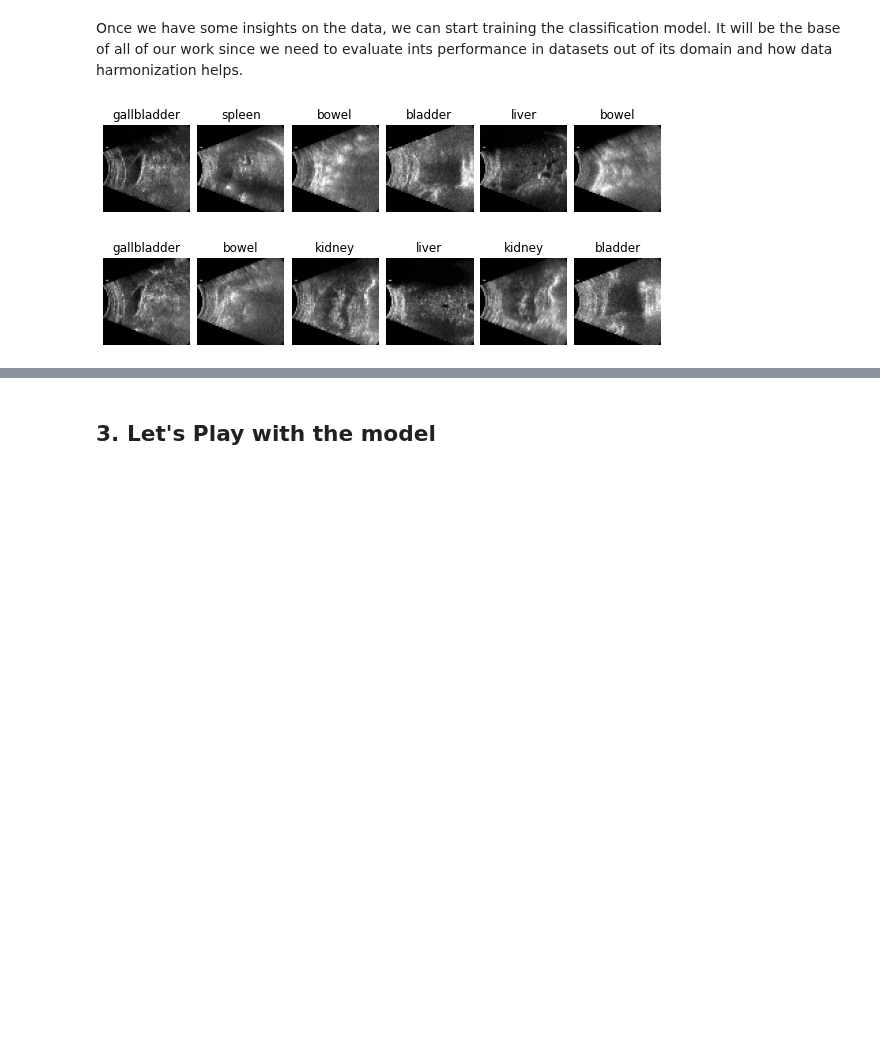
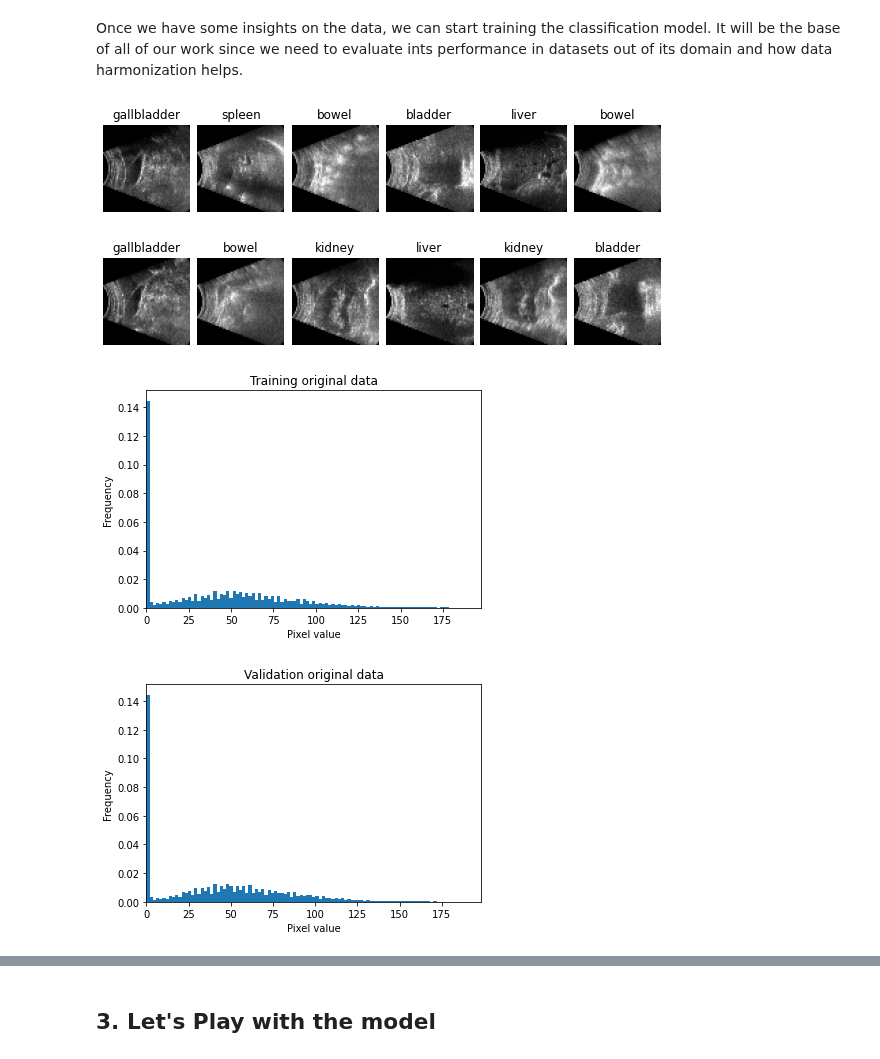
Before and after one commit to Juanki0396/TFG, a Jupyter notebook: IA_Ultrasounds.ipynb, the cells around one changed output, grey strips where cells are left out. Saved outputs shown, nothing was run; the diff lists cells and outputs as text; code cells hidden in the pictures; blank space fills up the shorter version.

```diff
--- a/IA_Ultrasounds.ipynb
+++ b/IA_Ultrasounds.ipynb
@@ -46,14 +46,17 @@ hist = obtain_histogram(data, sample_size=40, title="USnotAI histogram")
 # %% [markdown]
 Once we have some insights on the data, we can start training the classification model. It will be the base of all of our work since we need to evaluate ints performance in datasets out of its domain and how data harmonization helps.
 # %%
-
 data = load_us_data()
 train_data, validation_data = split_us_dataset(data, labels.keys(), 0.2)
 f = Ultrasound.create_image_grid(train_data[::50])
 f = Ultrasound.create_image_grid(validation_data[::14])
+h = obtain_histogram(train_data, sample_size=40, title="Training original data")
+h = obtain_histogram(validation_data, sample_size=40, title="Validation original data")
 # %% [output]
 [figure]
 [figure]
+[figure, added]
+[figure, added]
 # %%
 parser = ClassifierOptions()
 parser.rewrite_option("name","us_class_try")
```
Also changed, not shown: parts of 13 cells of this notebook, 4 other files.
